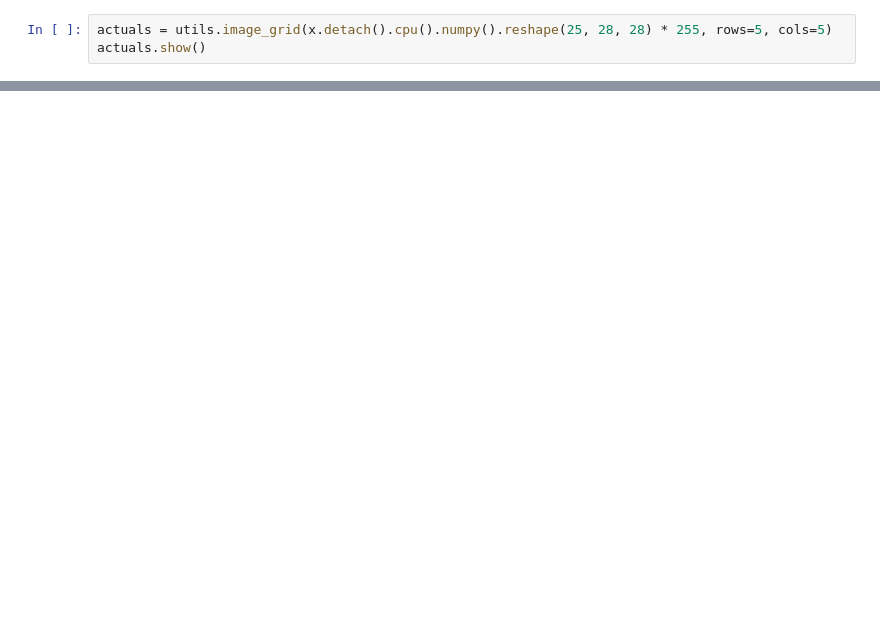
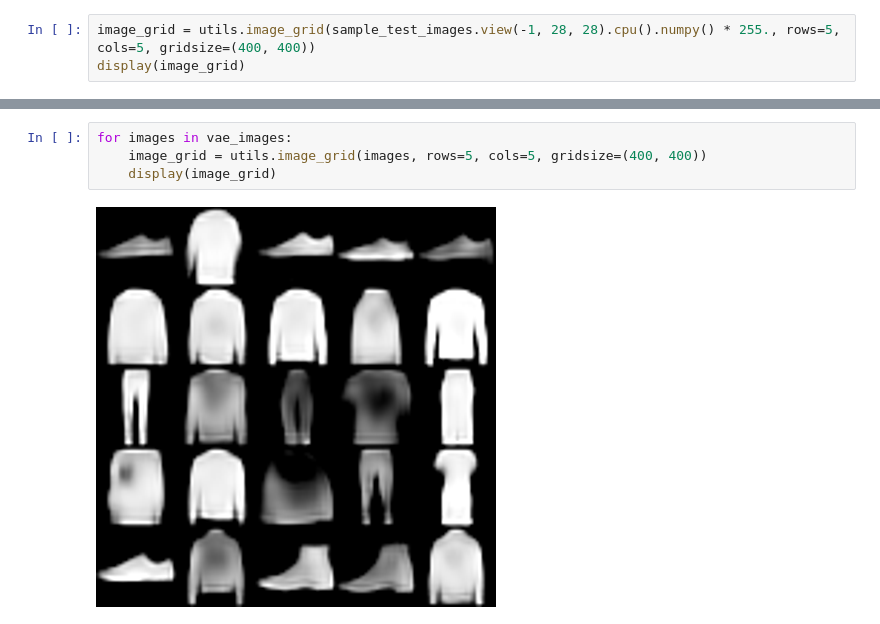
Before and after one commit to GiuliaCaglia/fashion-mnist-vae, a Jupyter notebook: notebooks/Visualizations & Samples.ipynb, the cells around one changed output, grey strips where cells are left out. Cells and saved outputs as stored; diff of their text form; blank space fills up the shorter version.

```diff
--- a/notebooks/Visualizations & Samples.ipynb
+++ b/notebooks/Visualizations & Samples.ipynb
@@ -39,3 +80,3 @@ decoded.shape
 # %%
-actuals = utils.image_grid(x.detach().cpu().numpy().reshape(25, 28, 28) * 255, rows=5, cols=5)
-actuals.show()
+image_grid = utils.image_grid(sample_test_images.view(-1, 28, 28).cpu().numpy() * 255., rows=5, cols=5, gridsize=(400, 400))
+display(image_grid)
@@ -41,0 +88,6 @@ actuals.show()
+# %%
+for images in vae_images:
+    image_grid = utils.image_grid(images, rows=5, cols=5, gridsize=(400, 400))
+    display(image_grid)
+# %% [output]
+[figure, added]
```
Also changed, not shown: parts of 24 cells of this notebook.
